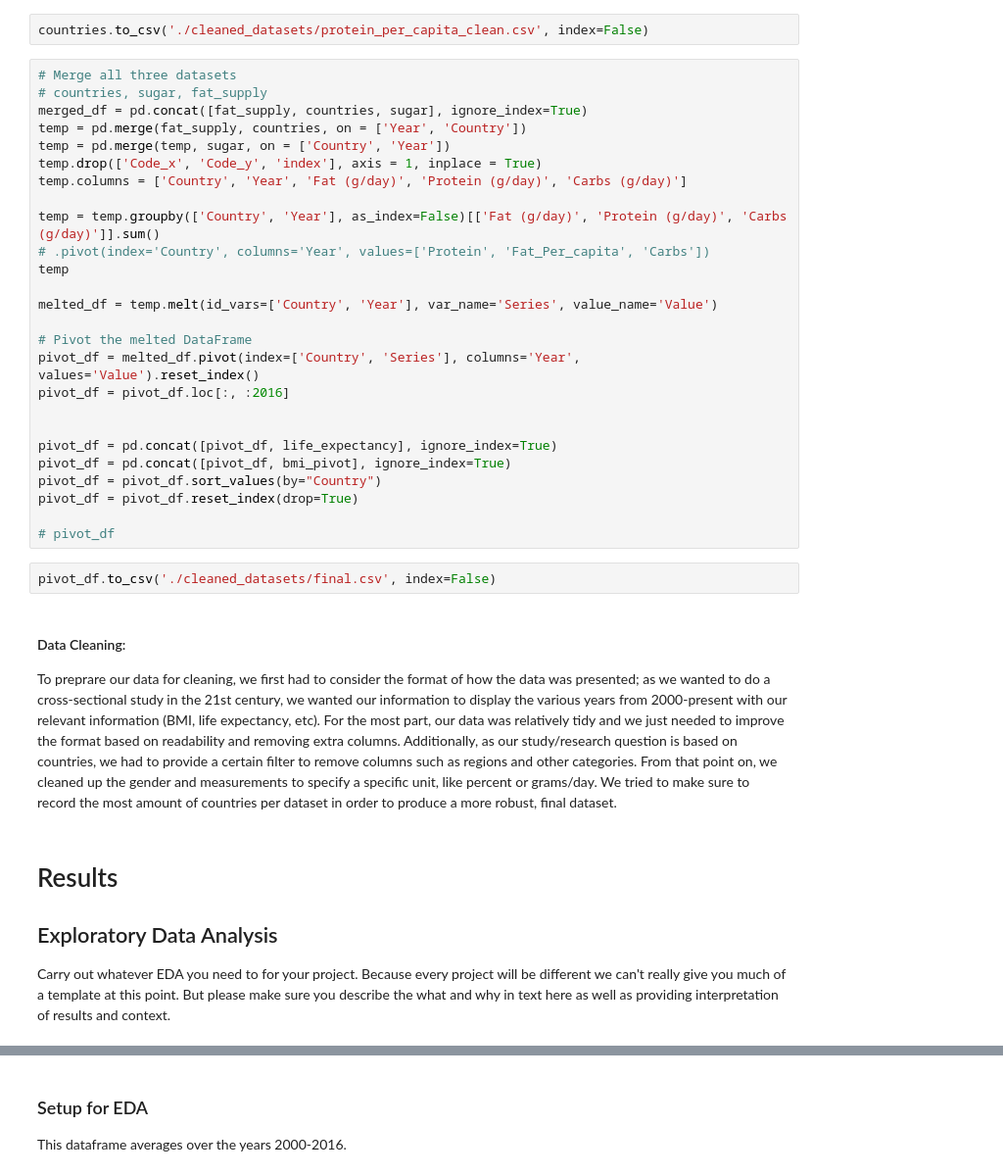
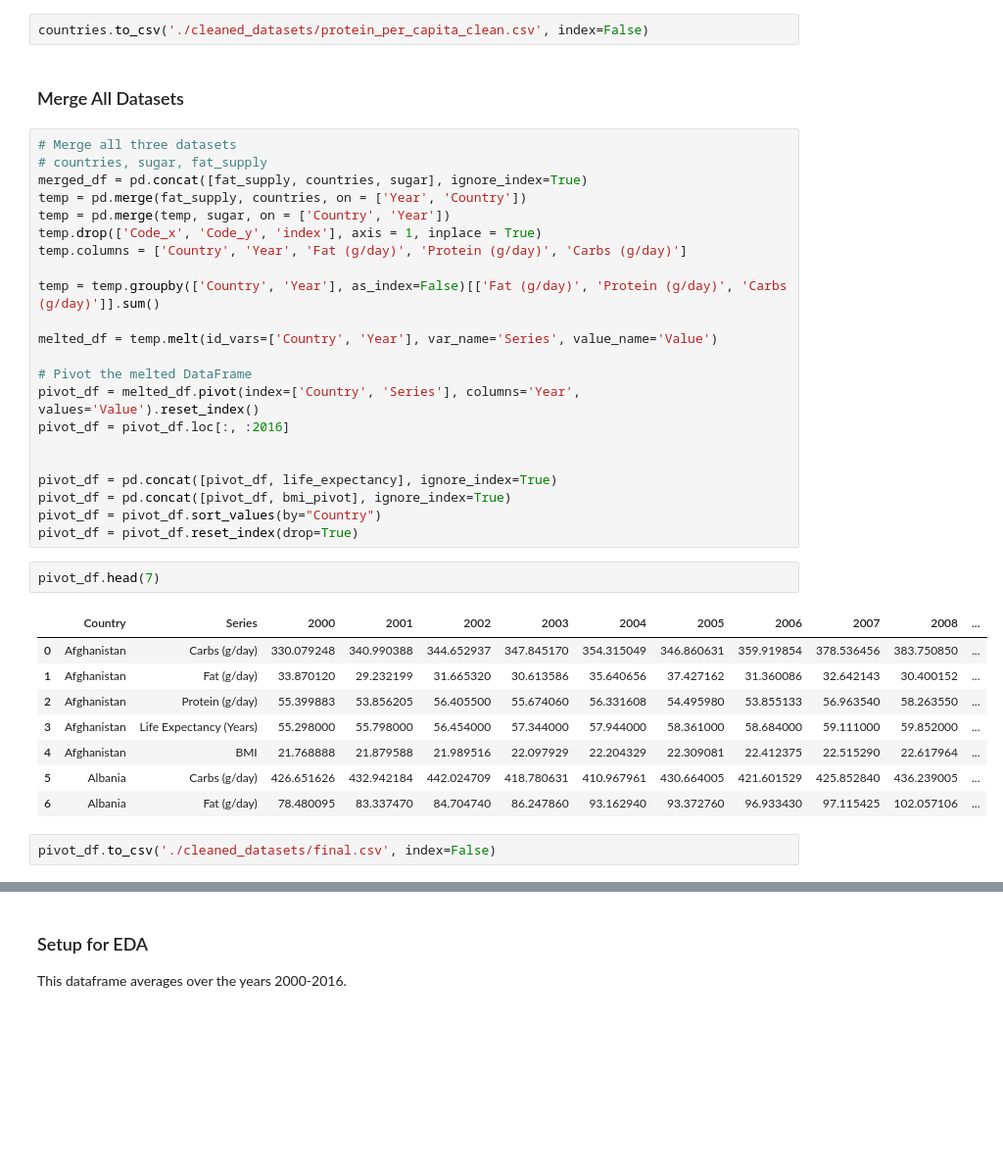
Before and after one commit to COGS108/Group074_WI24, a Jupyter notebook: EDACheckpoint_Group074_WI24.ipynb, the cells around one changed output, grey strips where cells are left out. Shown at 98% size. Saved outputs shown, nothing was run; the diff lists cells and outputs as text; blank space fills up the shorter version.

```diff
--- a/EDACheckpoint_Group074_WI24.ipynb
+++ b/EDACheckpoint_Group074_WI24.ipynb
@@ -445,5 +485,7 @@ countries
 # %%
 countries.to_csv('./cleaned_datasets/protein_per_capita_clean.csv', index=False)
+# %% [markdown]
+### Merge All Datasets
 # %%
 # Merge all three datasets
 # countries, sugar, fat_supply
@@ -454,8 +496,6 @@ temp.drop(['Code_x', 'Code_y', 'index'], axis = 1, inplace = True)
 temp.columns = ['Country', 'Year', 'Fat (g/day)', 'Protein (g/day)', 'Carbs (g/day)']
 
 temp = temp.groupby(['Country', 'Year'], as_index=False)[['Fat (g/day)', 'Protein (g/day)', 'Carbs (g/day)']].sum()
-# .pivot(index='Country', columns='Year', values=['Protein', 'Fat_Per_capita', 'Carbs'])
-temp
 
 melted_df = temp.melt(id_vars=['Country', 'Year'], var_name='Series', value_name='Value')
 
@@ -468,17 +508,16 @@ pivot_df = pd.concat([pivot_df, life_expectancy], ignore_index=True)
 pivot_df = pd.concat([pivot_df, bmi_pivot], ignore_index=True)
 pivot_df = pivot_df.sort_values(by="Country")
 pivot_df = pivot_df.reset_index(drop=True)
-
-# pivot_df
+# %%
+pivot_df.head(7)
+# %% [output]
+|  | Country | Series | 2000 | 2001 | 2002 | 2003 | 2004 | 2005 | 2006 | 2007 | 2008 | ... |
+| 0 | Afghanistan | Carbs (g/day) | 330.079248 | 340.990388 | 344.652937 | 347.845170 | 354.315049 | 346.860631 | 359.919854 | 378.536456 | 383.750850 | ... |
+| 1 | Afghanistan | Fat (g/day) | 33.870120 | 29.232199 | 31.665320 | 30.613586 | 35.640656 | 37.427162 | 31.360086 | 32.642143 | 30.400152 | ... |
+| 2 | Afghanistan | Protein (g/day) | 55.399883 | 53.856205 | 56.405500 | 55.674060 | 56.331608 | 54.495980 | 53.855133 | 56.963540 | 58.263550 | ... |
+| 3 | Afghanistan | Life Expectancy (Years) | 55.298000 | 55.798000 | 56.454000 | 57.344000 | 57.944000 | 58.361000 | 58.684000 | 59.111000 | 59.852000 | ... |
+| 4 | Afghanistan | BMI | 21.768888 | 21.879588 | 21.989516 | 22.097929 | 22.204329 | 22.309081 | 22.412375 | 22.515290 | 22.617964 | ... |
+| 5 | Albania | Carbs (g/day) | 426.651626 | 432.942184 | 442.024709 | 418.780631 | 410.967961 | 430.664005 | 421.601529 | 425.852840 | 436.239005 | ... |
+| 6 | Albania | Fat (g/day) | 78.480095 | 83.337470 | 84.704740 | 86.247860 | 93.162940 | 93.372760 | 96.933430 | 97.115425 | 102.057106 | ... |
 # %%
 pivot_df.to_csv('./cleaned_datasets/final.csv', index=False)
-# %% [markdown]
-#### Data Cleaning:
-
-To preprare our data for cleaning, we first had to consider the format of how the data was presented; as we wanted to do a cross-sectional study in the 21st century, we wanted our information to display the various years from 2000-present with our relevant information (BMI, life expectancy, etc). For the most part, our data was relatively tidy and we just needed to improve the format based on readability and removing extra columns. Additionally, as our study/research question is based on countries, we had to provide a certain filter to remove columns such as regions and other categories. From that point on, we cleaned up the gender and measurements to specify a specific unit, like percent or grams/day.  We tried to make sure to record the most amount of countries per dataset in order to produce a more robust, final dataset.
-# %% [markdown]
-# Results
-
-## Exploratory Data Analysis
-
-Carry out whatever EDA you need to for your project.  Because every project will be different we can't really give you much of a template at this point. But please make sure you describe the what and why in text here as well as providing interpretation of results and context.
```
Also changed, not shown: parts of 47 cells of this notebook.
